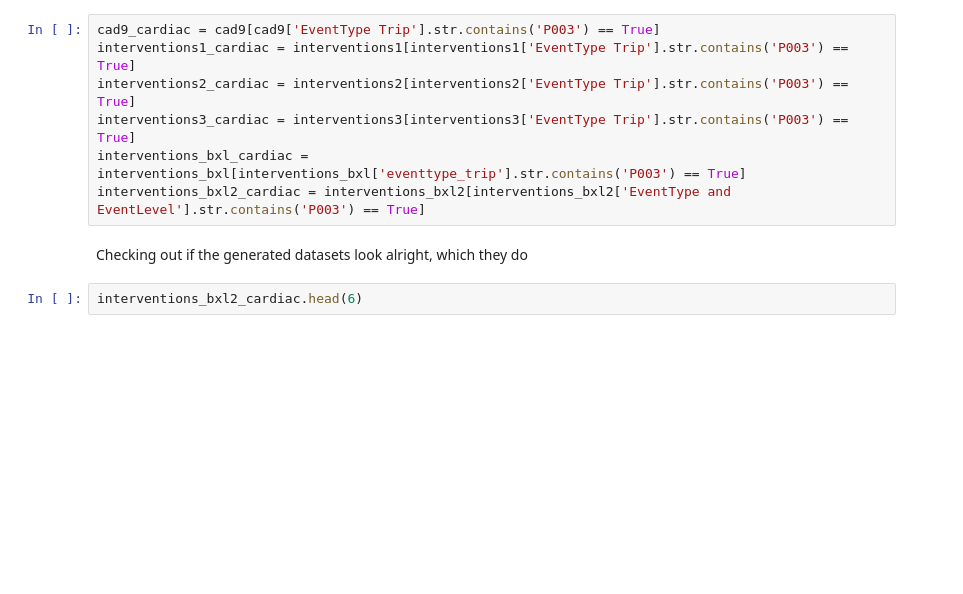
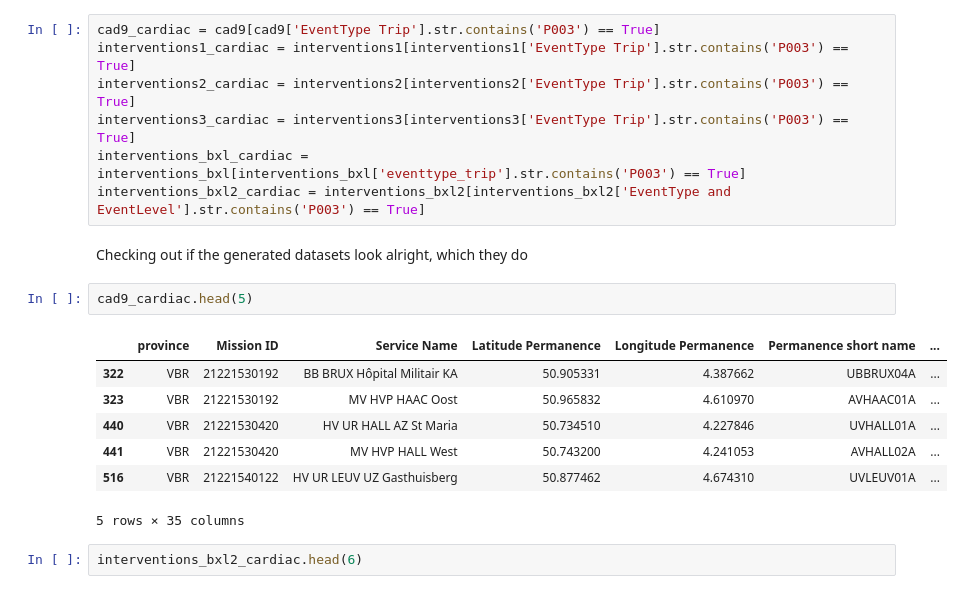
Before and after one commit to andreamoglianesi/MDA_project_team_Uganda, a Jupyter notebook: Project_code.ipynb, the cells around one changed output. Saved outputs shown, nothing was run; the diff lists cells and outputs as text; blank space fills up the shorter version.

```diff
--- a/Project_code.ipynb
+++ b/Project_code.ipynb
@@ -228,6 +225,16 @@ interventions_bxl_cardiac = interventions_bxl[interventions_bxl['eventtype_trip'
 interventions_bxl2_cardiac = interventions_bxl2[interventions_bxl2['EventType and EventLevel'].str.contains('P003') == True]
 # %% [markdown]
 Checking out if the generated datasets look alright, which they do
+# %%
+cad9_cardiac.head(5)
+# %% [output]
+|  | province | Mission ID | Service Name | Latitude Permanence | Longitude Permanence | Permanence short name | ... |
+| 322 | VBR | 21221530192 | BB BRUX Hôpital Militair KA | 50.905331 | 4.387662 | UBBRUX04A | ... |
+| 323 | VBR | 21221530192 | MV HVP HAAC Oost | 50.965832 | 4.610970 | AVHAAC01A | ... |
+| 440 | VBR | 21221530420 | HV UR HALL AZ St Maria | 50.734510 | 4.227846 | UVHALL01A | ... |
+| 441 | VBR | 21221530420 | MV HVP HALL West | 50.743200 | 4.241053 | AVHALL02A | ... |
+| 516 | VBR | 21221540122 | HV UR LEUV UZ Gasthuisberg | 50.877462 | 4.674310 | UVLEUV01A | ... |
+5 rows × 35 columns
 # %%
 interventions_bxl2_cardiac.head(6)
 # %% [output]
```
Also changed, not shown: parts of 10 cells of this notebook.
